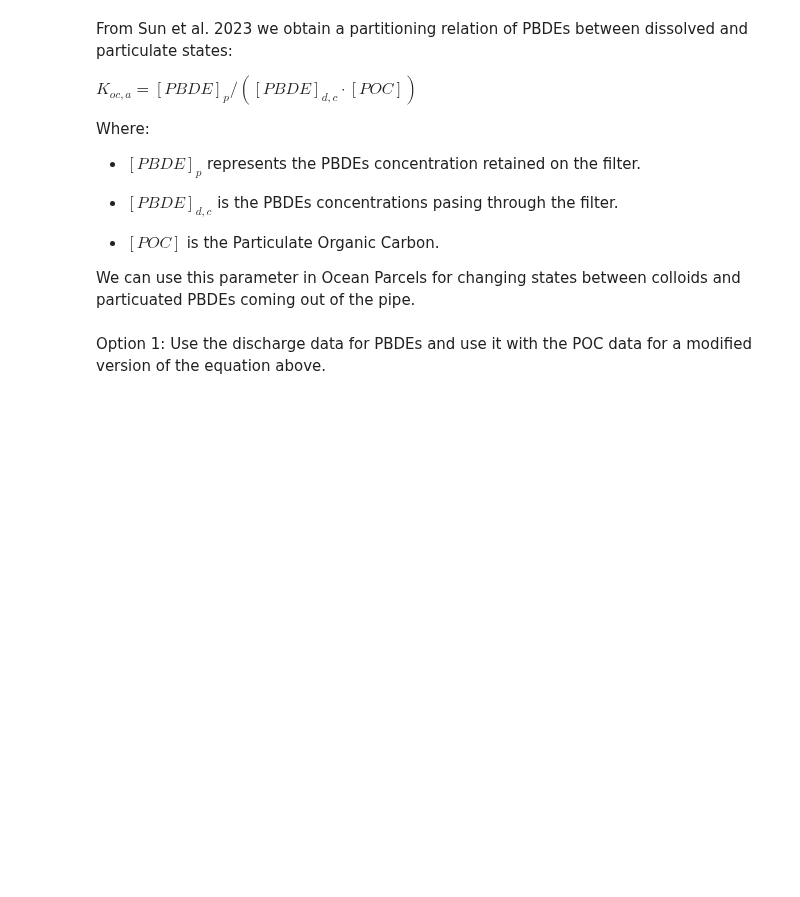
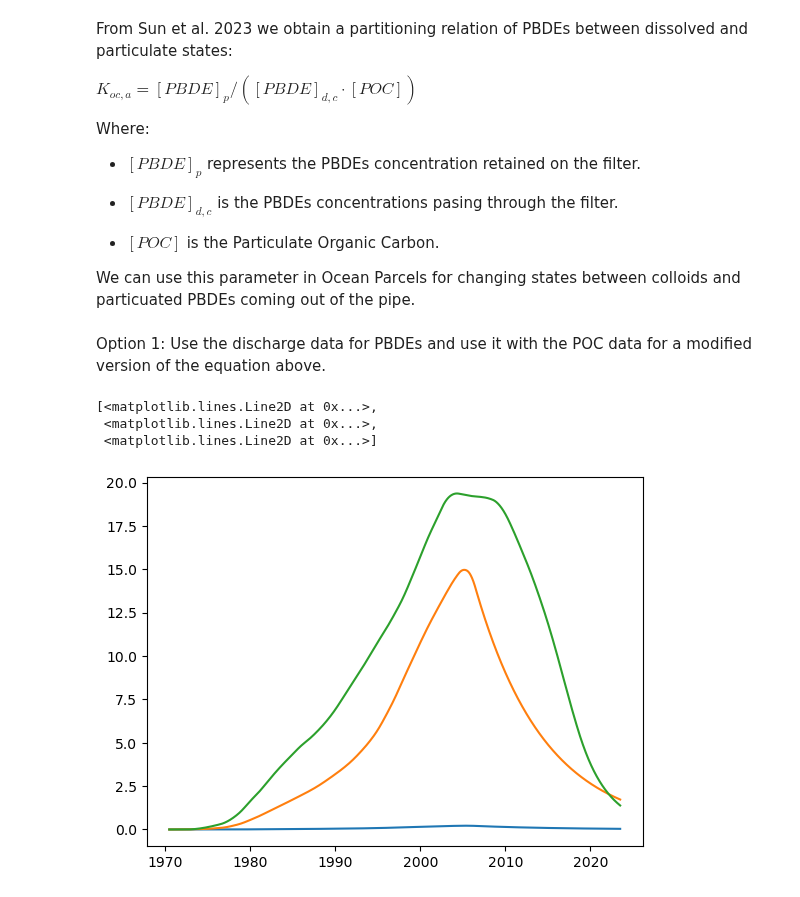
Before and after one commit to SalishSeaCast/analysis-vicente, a Jupyter notebook: Ocean_Parcels/drafts/POC_parameters.ipynb, the cells around one changed output. Drawn from its saved outputs; the diff is of its cells as text; code cells hidden in the pictures; blank space fills up the shorter version.

Commit message:
Updates in PBDEs absorption and desorption

```diff
--- a/Ocean_Parcels/drafts/POC_parameters.ipynb
+++ b/Ocean_Parcels/drafts/POC_parameters.ipynb
@@ -22,4 +27,20 @@ Where:
 We can use this parameter in Ocean Parcels for changing states between colloids and particuated PBDEs coming out of the pipe.
 # %% [markdown]
 Option 1: Use the discharge data for PBDEs and use it with the POC data for a modified version of the equation above.
+# %%
+PBDE_data = pd.read_excel('/ocean/vvalenzuela/MOAD/analysis-vicente/PBDEs_DATA/predicted_discharges.xlsx')
+time = PBDE_data['Unnamed: 0'].values
+PBDE_data = PBDE_data.drop('Unnamed: 0', axis=1)
+PBDE_data = PBDE_data.set_index(time)
+# %%
+hourly_discharge = pd.DataFrame(columns=['PBDE 28', 'PBDE 99', 'PBDE 209'])
+for pbde in ['PBDE 28', 'PBDE 99', 'PBDE 209']:
+    hourly_discharge[pbde] = pd.to_numeric(PBDE_data[pbde], errors='coerce').resample("1h").interpolate("linear")
+# %%
+plt.plot(hourly_discharge)
+# %% [output]
+[<matplotlib.lines.Line2D at 0x...>,
+ <matplotlib.lines.Line2D at 0x...>,
+ <matplotlib.lines.Line2D at 0x...>]
+[figure, added]
 # %%
```
Also changed, not shown: parts of 9 cells of this notebook, 2 other files.
